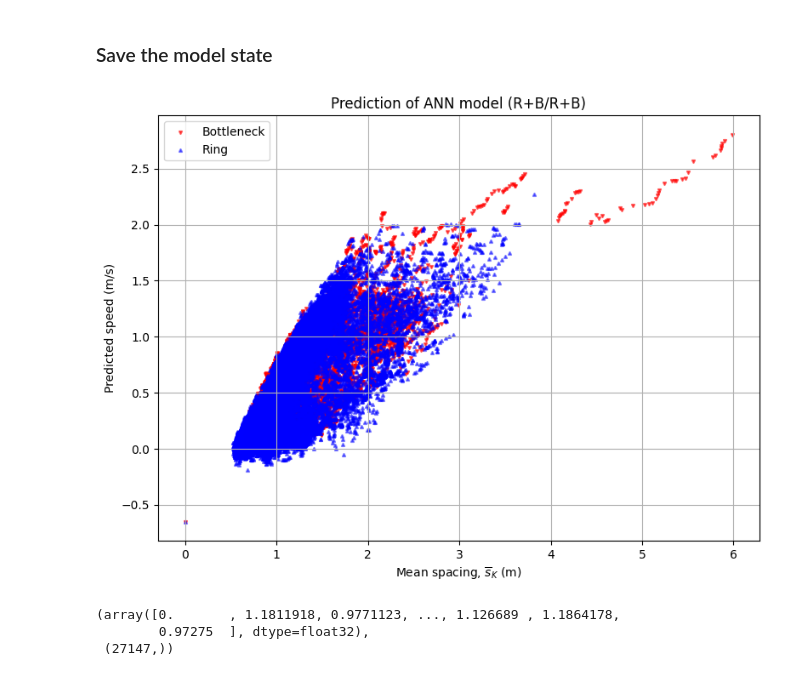
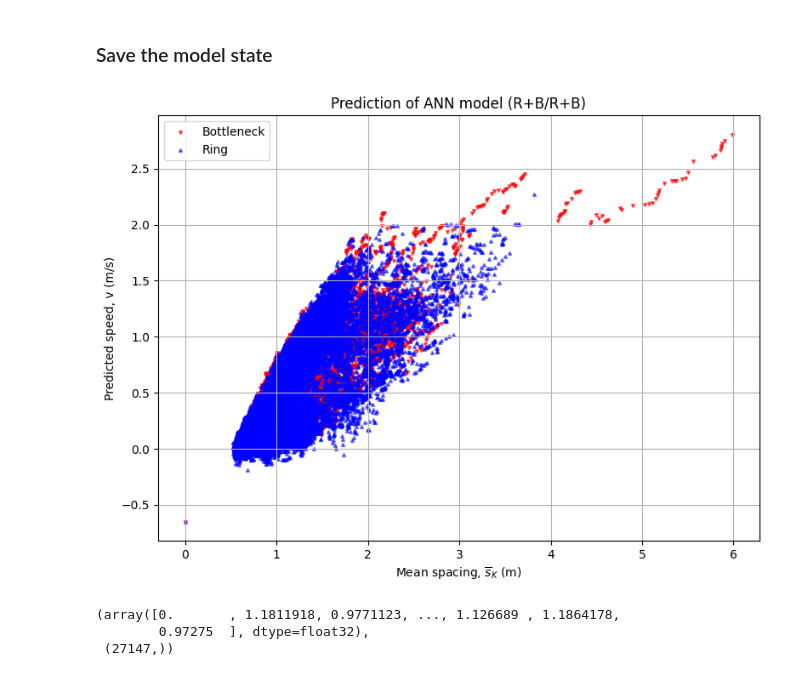
Before and after one commit to jingyi0126/Praktikum_Machine_Learning_in_Crowd_Modelling_and_Simulation, a Jupyter notebook: final project/src/ANN.ipynb, the cells around one changed output. Saved outputs shown, nothing was run; the diff lists cells and outputs as text; code cells hidden in the pictures.

```diff
--- a/final project/src/ANN.ipynb
+++ b/final project/src/ANN.ipynb
@@ -390,24 +390,24 @@ Y_pred_R = Y_hat_R.cpu().numpy()
 # %%
 plt.figure(figsize=(8, 6))  # Optional: Set the size of the figure
 
 plt.scatter(test_B[:, 0]/100, Y_pred_B, s=5, c='red', alpha=0.6, marker='v', linewidths=1.5, label='Bottleneck')
 plt.scatter(test_R[:, 0]/100, Y_pred_R, s=5, c='blue', alpha=0.5, marker='^', linewidths=1.5, label='Ring')
 # s: size of the points (can be a scalar or an array)
 # c: color of the points
 # alpha: transparency of the points (0 for transparent, 1 for opaque)
 # marker: marker style (e.g., 'o' for circle, 's' for square, etc.)
 # edgecolors: color of marker edges
 # linewidths: thickness of marker edges
 
 plt.title('Prediction of ANN model (R+B/R+B)')
 plt.xlabel('Mean spacing, $\overline{s}_K$ (m)')
-plt.ylabel('Predicted speed (m/s)')
+plt.ylabel('Predicted speed, v (m/s)')
 plt.grid(True)  # Optional: Add gridlines
 plt.tight_layout()  # Optional: Adjust layout to prevent clipping of labels
 plt.legend()
 plt.show()
 # %% [output]
-[figure, old version]
+[figure, new version]
 # %%
 sk_B = test_B[:, 0]/100
 sk_B = sk_B.cpu().numpy()
```
Also changed, not shown: parts of 1 cell of this notebook.
